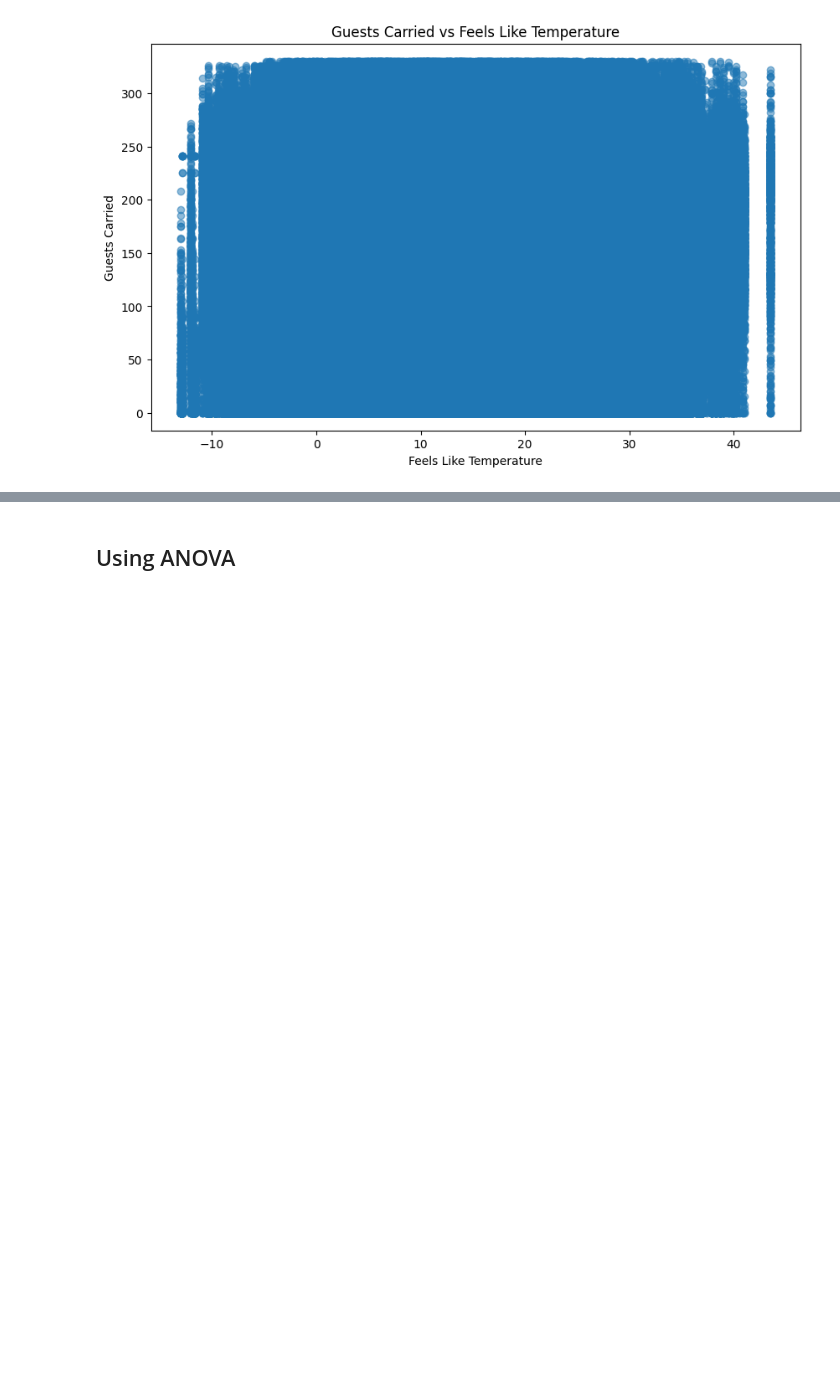
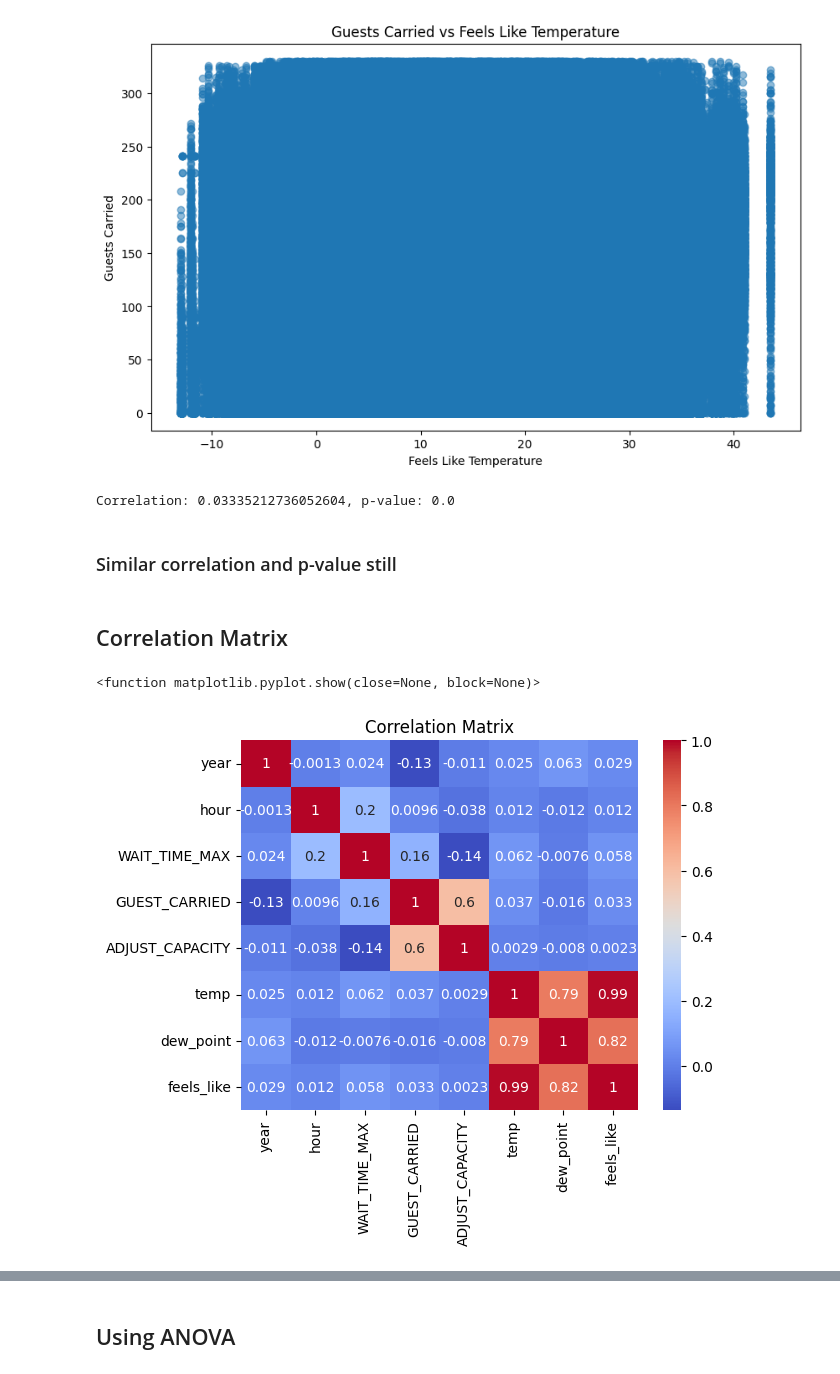
Before and after one commit to MwBm/DataAnalysisIntro, a Jupyter notebook: disneyData.ipynb, the cells around one changed output, grey strips where cells are left out. Saved outputs shown, nothing was run; the diff lists cells and outputs as text; code cells hidden in the pictures; blank space fills up the shorter version.

```diff
--- a/disneyData.ipynb
+++ b/disneyData.ipynb
@@ -201,3 +201,22 @@ plt.title('Guests Carried vs Feels Like Temperature')
 # %% [output]
 Text(0.5, 1.0, 'Guests Carried vs Feels Like Temperature')
 [figure]
+# %%
+corr, p_value = pearsonr(matching_rapids['feels_like'], matching_rapids['GUEST_CARRIED'])
+print(f"Correlation: {corr}, p-value: {p_value}")
+# %% [output]
+Correlation: 0.03335212736052604, p-value: 0.0
+# %% [markdown]
+### Similar correlation and p-value still
+# %% [markdown]
+## Correlation Matrix
+# %%
+correlation_df = matching_rapids.drop(columns=['ENTITY_DESCRIPTION_SHORT', 'tempBin'], inplace=False)
+correlation_matrix = correlation_df.corr()
+
+sns.heatmap(correlation_matrix, annot=True, cmap='coolwarm')
+plt.title('Correlation Matrix')
+plt.show
+# %% [output]
+<function matplotlib.pyplot.show(close=None, block=None)>
+[figure, added]
```
Also changed, not shown: parts of 8 cells of this notebook.
